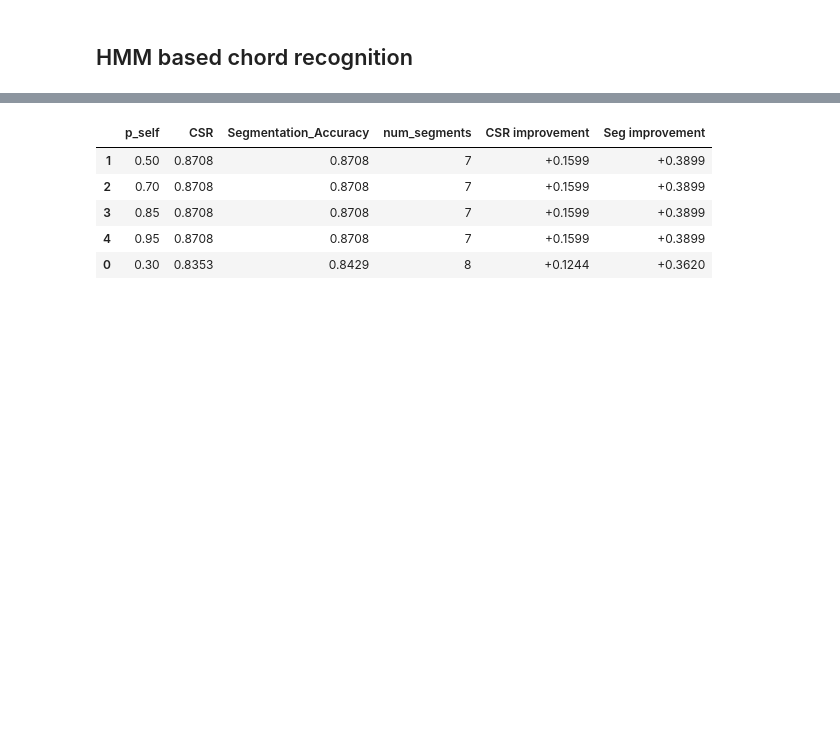
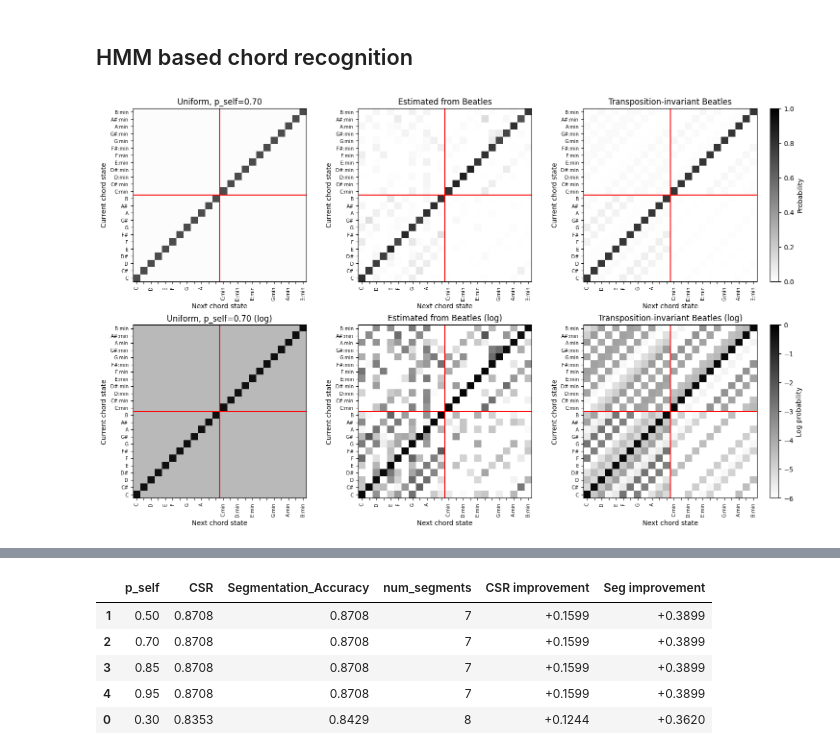
Before and after one commit to minigb/gct731-2026-minhee, a Jupyter notebook: hw2/GCT731_HW2.ipynb, the cells around one changed output, grey strips where cells are left out. Saved outputs shown, nothing was run; the diff lists cells and outputs as text; code cells hidden in the pictures; blank space fills up the shorter version.

```diff
--- a/hw2/GCT731_HW2.ipynb
+++ b/hw2/GCT731_HW2.ipynb
@@ -840,3 +840,87 @@ The accuracy is not very low but there are many sudden jumps between chord predi
 So, let's implement the HMM-based approach to have more smooth predictions and higher accuracy.
 # %% [markdown]
 ## HMM based chord recognition
+# %%
+# Visualize transition probability matrices used in HMM-based chord recognition.
+# Following the FMP C5S3 HMM notebook, we compare:
+# 1) uniform transition matrix, 2) Beatles data-driven estimated matrix,
+# 3) transposition-invariant matrix derived from the Beatles matrix.
+
+from scipy.linalg import circulant
+
+transition_matrix_url = 'https://www.audiolabs-erlangen.de/resources/MIR/FMP/data/C5/FMP_C5_transitionMatrix_Beatles.csv'
+
+
+def uniform_transition_matrix(p=0.7, num_states=24):
+    off_diagonal = (1 - p) / (num_states - 1)
+    A = off_diagonal * np.ones((num_states, num_states))
+    np.fill_diagonal(A, p)
+    return A
+
+
+def matrix_circular_mean(A):
+    num_states = A.shape[0]
+    A_shear = np.zeros((num_states, num_states))
+    for n in range(num_states):
+        A_shear[:, n] = np.roll(A[:, n], -n)
+    return circulant(np.sum(A_shear, axis=1)) / num_states
+
+
+def matrix_chord24_trans_inv(A):
+    A_ti = np.zeros_like(A)
+    A_ti[0:12, 0:12] = matrix_circular_mean(A[0:12, 0:12])
+    A_ti[0:12, 12:24] = matrix_circular_mean(A[0:12, 12:24])
+    A_ti[12:24, 0:12] = matrix_circular_mean(A[12:24, 0:12])
+    A_ti[12:24, 12:24] = matrix_circular_mean(A[12:24, 12:24])
+    return A_ti
+
+
+def plot_transition_matrix_on_axis(A, axis, title, log=True, quadrant=True):
+    tiny = np.finfo(float).tiny
+    A_plot = np.log(A + tiny) if log else A
+    img = axis.imshow(A_plot, origin='lower', aspect='equal', cmap='gray_r', interpolation='nearest')
+    img.set_clim([-6, 0] if log else [0, 1])
+
+    if quadrant:
+        axis.axvline(11.5, color='r', linewidth=1.5)
+        axis.axhline(11.5, color='r', linewidth=1.5)
+
+    labels_sparse = chord_labels.copy()
+    for idx in [1, 3, 6, 8, 10, 11, 13, 15, 17, 18, 20, 22]:
+        labels_sparse[idx] = ''
+    axis.set_xticks(np.arange(len(chord_labels)))
+    axis.set_yticks(np.arange(len(chord_labels)))
+    axis.set_xticklabels(labels_sparse, rotation=90, fontsize=7)
+    axis.set_yticklabels(chord_labels, fontsize=7)
+    axis.set_title(title)
+    axis.set_xlabel('Next chord state')
+    axis.set_ylabel('Current chord state')
+    return img
+
+
+# Load precomputed Beatles transition matrix and derive its transposition-invariant version.
+A_est = pd.read_csv(transition_matrix_url, delimiter=';').to_numpy(dtype='float64')
+A_ti = matrix_chord24_trans_inv(A_est)
+A_uni = uniform_transition_matrix(p=0.7, num_states=len(chord_labels))
+
+transition_matrices = [
+    ('Uniform, p_self=0.70', A_uni),
+    ('Estimated from Beatles', A_est),
+    ('Transposition-invariant Beatles', A_ti),
+]
+
+fig, ax = plt.subplots(2, 3, figsize=(15, 9), constrained_layout=True)
+for col, (title, A) in enumerate(transition_matrices):
+    img_prob = plot_transition_matrix_on_axis(A, ax[0, col], title, log=False)
+    img_log = plot_transition_matrix_on_axis(A, ax[1, col], f'{title} (log)', log=True)
+
+fig.colorbar(img_prob, ax=ax[0, :], fraction=0.025, pad=0.02, label='Probability')
+fig.colorbar(img_log, ax=ax[1, :], fraction=0.025, pad=0.02, label='Log probability')
+plt.show()
+
+print('Matrix interpretation:')
+print('- Uniform: high diagonal values impose smoothing by preferring the same chord state.')
+print('- Estimated Beatles: data-driven transition probabilities reflect common chord changes in the Beatles annotations.')
+print('- Transposition-invariant: averages transition patterns across all roots, preserving relative harmonic movement while removing key-specific bias.')
+# %% [output]
+[figure, added]
```
Also changed, not shown: parts of 1 cell of this notebook.
